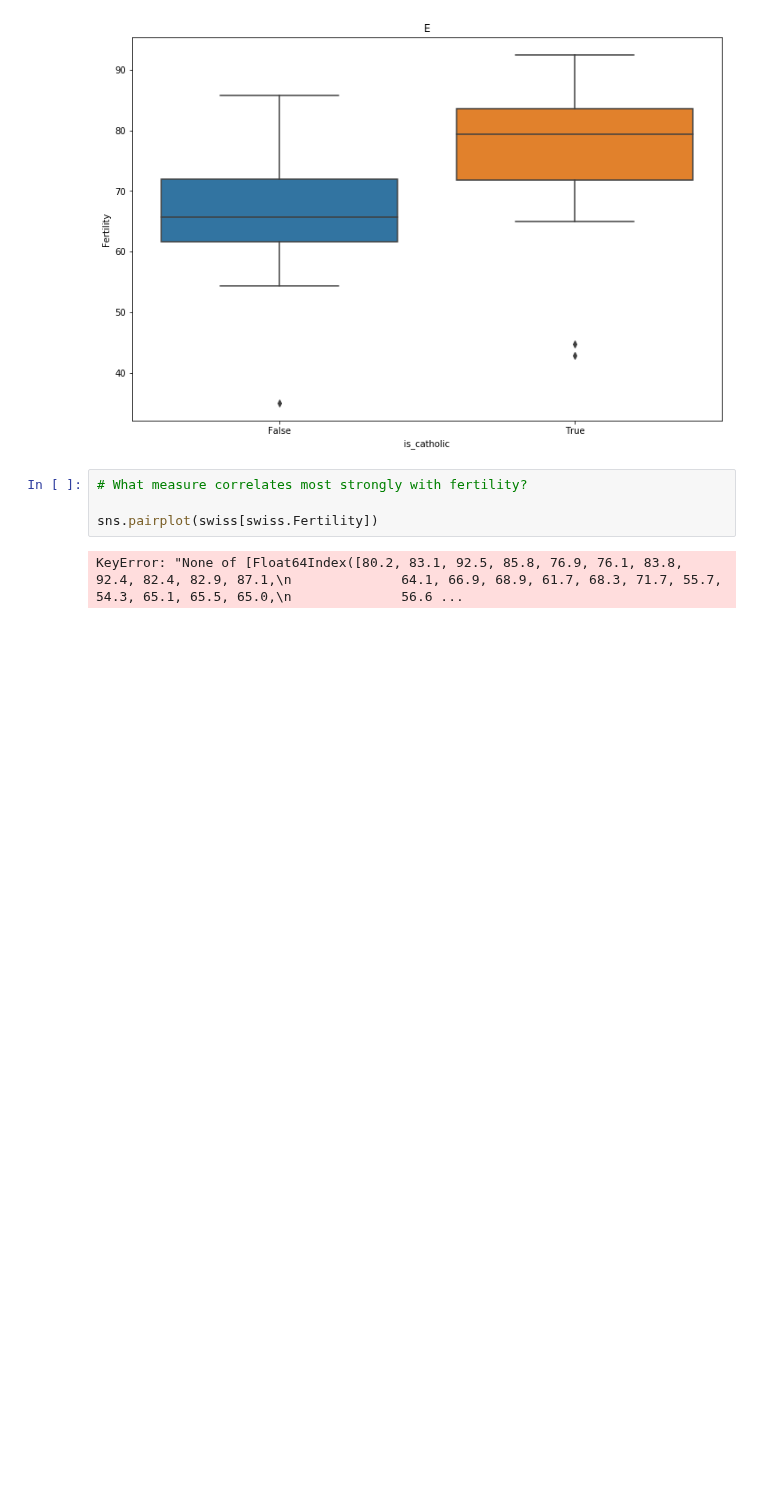
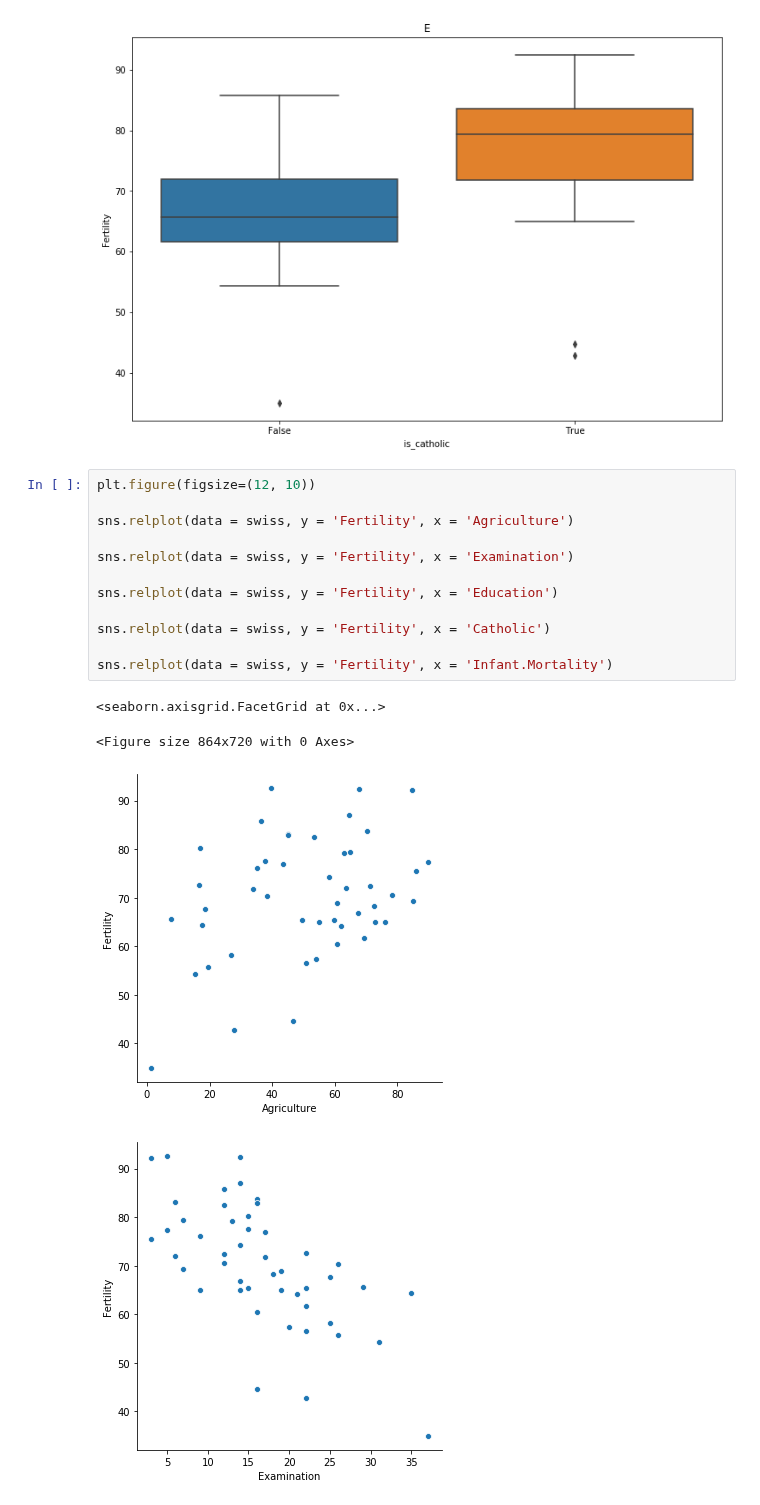
Before and after one commit to ravinder79/python-exercises, a Jupyter notebook: 4.8.5_seaborn_exercises.ipynb, the cells around one changed output. Saved outputs shown, nothing was run; the diff lists cells and outputs as text; blank space fills up the shorter version.

Commit message:
Seaborn exercises

```diff
--- a/4.8.5_seaborn_exercises.ipynb
+++ b/4.8.5_seaborn_exercises.ipynb
@@ -147,9 +170,20 @@ plt.title('E')
 # %% [output]
 Text(0.5, 1.0, 'E')
 [figure]
-# %%
-# What measure correlates most strongly with fertility?
-
-sns.pairplot(swiss[swiss.Fertility])
-# %% [output]
-KeyError: "None of [Float64Index([80.2, 83.1, 92.5, 85.8, 76.9, 76.1, 83.8, 92.4, 82.4, 82.9, 87.1,\n              64.1, 66.9, 68.9, 61.7, 68.3, 71.7, 55.7, 54.3, 65.1, 65.5, 65.0,\n              56.6 ...
+# %%
+plt.figure(figsize=(12, 10))
+
+sns.relplot(data = swiss, y = 'Fertility', x = 'Agriculture')
+
+sns.relplot(data = swiss, y = 'Fertility', x = 'Examination')
+
+sns.relplot(data = swiss, y = 'Fertility', x = 'Education')
+
+sns.relplot(data = swiss, y = 'Fertility', x = 'Catholic')
+
+sns.relplot(data = swiss, y = 'Fertility', x = 'Infant.Mortality')
+# %% [output]
+<seaborn.axisgrid.FacetGrid at 0x...>
+<Figure size 864x720 with 0 Axes>
+[figure, added]
+[figure, added]
```
Also changed, not shown: parts of 16 cells of this notebook.
